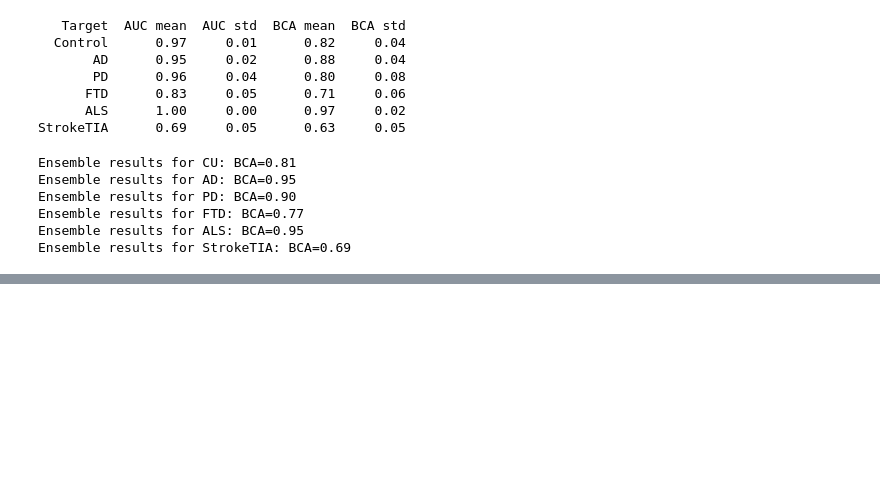
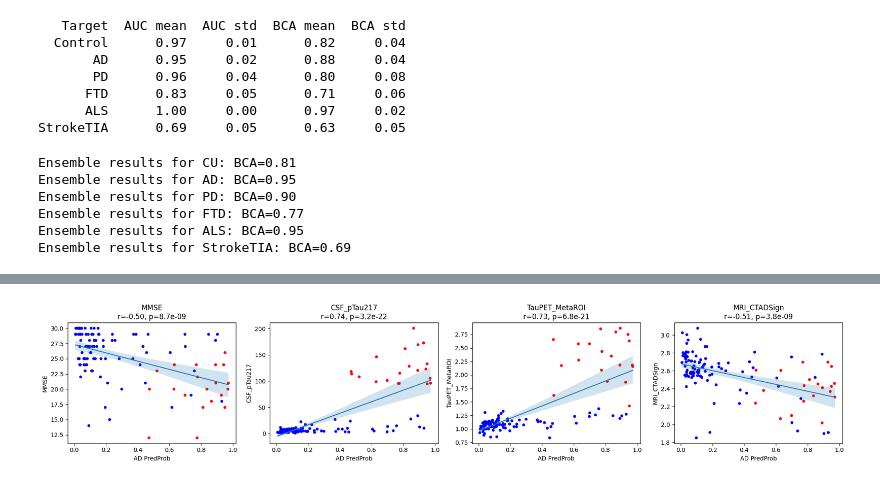
Before and after one commit to DeMONLab-BioFINDER/An_ProtAIDe-Dx, a Jupyter notebook: example/ExampleUsage.ipynb, the cells around one changed output, grey strips where cells are left out. Drawn from its saved outputs; the diff is of its cells as text; code cells hidden in the pictures; blank space fills up the shorter version.

```diff
--- a/example/ExampleUsage.ipynb
+++ b/example/ExampleUsage.ipynb
@@ -216,5 +298,79 @@ Ensemble results for StrokeTIA: BCA=0.69
 # TODO
 # %%
 # Correlate biomarkers with predicted probabilities
+# let's take model `fold_0`'s outputs as an example
+# check correlation between ADPredProb with AD biomarkers
+fold_pred_df = pd.read_csv(
+    os.path.join(EXAMPLE_RESULTS_DIR, 'ProtAIDeDx',
+                 'fold_0', 'test_results_full.csv'))
+AD_prob_col = 'AD-PredProb'
+biomarkers_AD = ['MMSE', 'CSF_pTau217', 'TauPET_MetaROI', 'MRI_CTADSign']
+
+def plot_adprob_vs_biomarkers(
+    fold_pred_df,
+    AD_prob_col="AD-PredProb",
+    AD_gt_col="AD-GT",
+    biomarkers_AD=("MMSE", "CSF_pTau217", "TauPET_MetaROI", "MRI_CTADSign"),
+    n_boot=500,
+    ci=95,
+):
+    fig, axes = plt.subplots(1, len(biomarkers_AD), figsize=(4.8 * len(biomarkers_AD), 4), sharex=True)
+    axes = np.ravel(axes)
+
+    x_all = pd.to_numeric(fold_pred_df[AD_prob_col], errors="coerce")
+    gt_all = pd.to_numeric(fold_pred_df[AD_gt_col], errors="coerce")
+
+    for ax, biom in zip(axes, biomarkers_AD):
+        y_all = pd.to_numeric(fold_pred_df[biom], errors="coerce")
+        d = pd.DataFrame({"x": x_all, "y": y_all, "gt": gt_all}).dropna()
+
+        x = d["x"].to_numpy()
+        y = d["y"].to_numpy()
+        gt = d["gt"].astype(int).to_numpy()
+
+        # color by AD-GT
+        colors = np.where(gt == 1, "red", "blue")
+        ax.scatter(x, y, s=15, c=colors)
+
+        if len(d) >= 3:
+            r, p = pearsonr(x, y)
+
+            # OLS fit
+            slope, intercept = np.polyfit(x, y, 1)
+            xg = np.linspace(x.min(), x.max(), 200)
+            yhat = intercept + slope * xg
+
+            # bootstrap CI for mean prediction
+            rng = np.random.default_rng(42)
+            y_boot = np.empty((n_boot, xg.size), dtype=float)
+            n = len(x)
+
+            for b in range(n_boot):
+                idx = rng.integers(0, n, size=n)
+                xb = x[idx]
+                yb = y[idx]
+                sb, ib = np.polyfit(xb, yb, 1)
+                y_boot[b] = ib + sb * xg
+
+            alpha = (100 - ci) / 2
+            lo = np.percentile(y_boot, alpha, axis=0)
+            hi = np.percentile(y_boot, 100 - alpha, axis=0)
+
+            ax.plot(xg, yhat)
+            ax.fill_between(xg, lo, hi, alpha=0.2)
+
+            ax.set_title(f"{biom}\nr={r:.2f}, p={p:.2g}")
+        else:
+            ax.set_title(f"{biom}\n(r=NA, p=NA)")
+
+        ax.set_xlabel("AD PredProb")
+        ax.set_ylabel(biom)
+
+    plt.tight_layout()
+    plt.show()
+
+plot_adprob_vs_biomarkers(fold_pred_df, AD_prob_col, "AD-GT", biomarkers_AD)
+# %% [output]
+[figure, added]
 # %%
 # Correlate biomarkers with model embeddings
```
Also changed, not shown: parts of 5 cells of this notebook.
